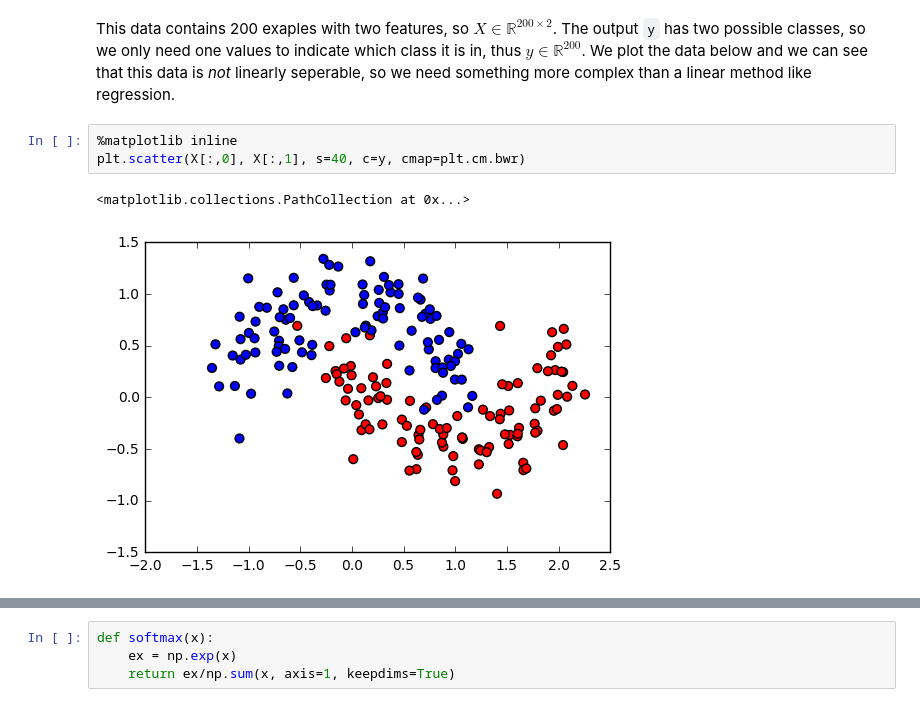
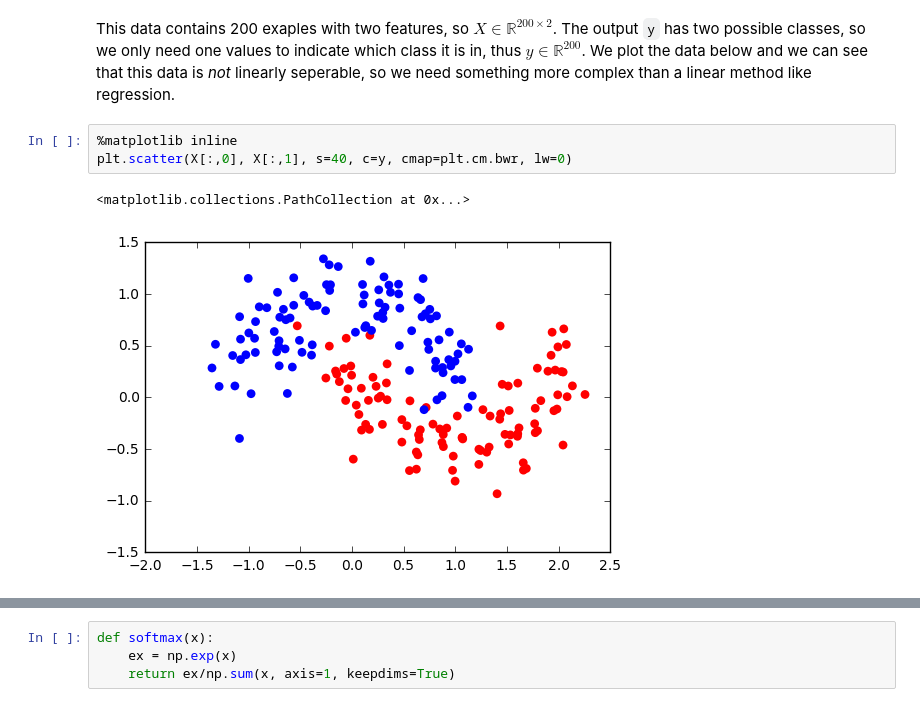
Before and after one commit to AbeNassar/Playground, a Jupyter notebook: Neural Net From Scratch.ipynb, the cells around one changed output, grey strips where cells are left out. Cells and saved outputs as stored; diff of their text form.

```diff
--- a/Neural Net From Scratch.ipynb
+++ b/Neural Net From Scratch.ipynb
@@ -15,10 +15,10 @@ X, y = make_moons(200, noise=0.20)
 This data contains 200 exaples with two features, so $X\in\mathbb{R}^{200\times 2}$. The output `y` has two possible classes, so we only need one values to indicate which class it is in, thus $y\in \mathbb{R}^{200}$. We plot the data below and we can see that this data is _not_ linearly seperable, so we need something more complex than a linear method like regression.
 # %%
 %matplotlib inline
-plt.scatter(X[:,0], X[:,1], s=40, c=y, cmap=plt.cm.bwr)
+plt.scatter(X[:,0], X[:,1], s=40, c=y, cmap=plt.cm.bwr, lw=0)
 # %% [output]
 <matplotlib.collections.PathCollection at 0x...>
-[figure, old version]
+[figure, new version]
 # %% [markdown]
 ### The Design of the Neural Net
 We will create a neural network with 3 layers: one input, one hidden and one output laters. Since there are two classes (shown as red and blue in the plot above) we will need two output nodes. The `X` variable is made up of two columsn of data, i.e. two variables, so we will also have two imput nodes.
```
Also changed, not shown: parts of 5 cells of this notebook.
